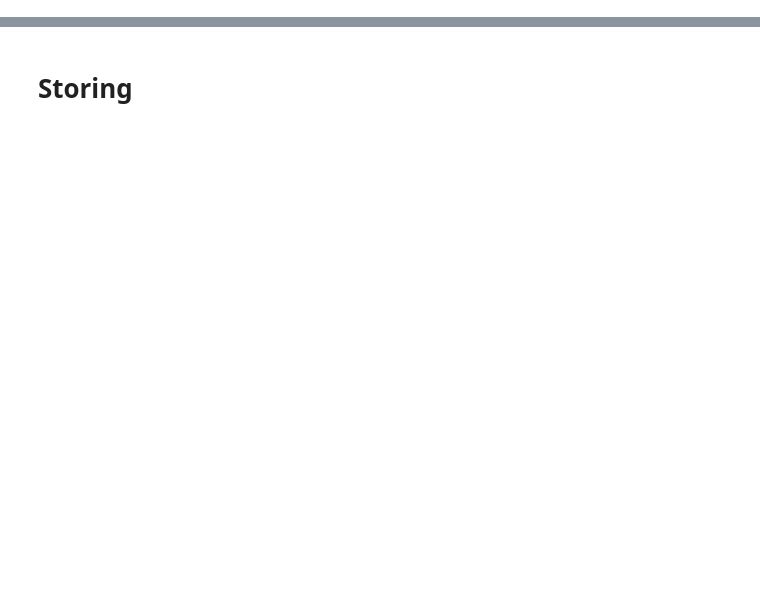
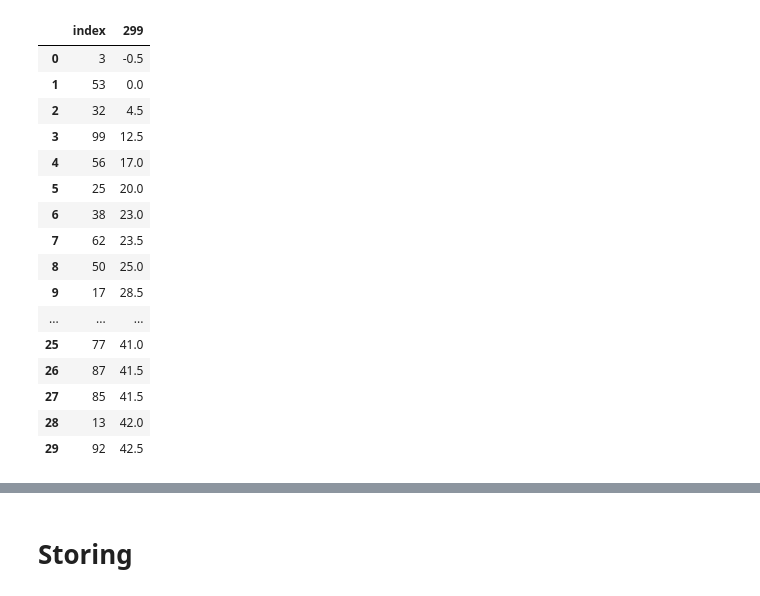
Before and after one commit to morrismanfung/blackjacksimulator, a Jupyter notebook: Project.ipynb, the cells around one changed output, grey strips where cells are left out. Saved outputs shown, nothing was run; the diff lists cells and outputs as text; code cells hidden in the pictures; blank space fills up the shorter version.

```diff
--- a/Project.ipynb
+++ b/Project.ipynb
@@ -264,3 +209,23 @@ alt.Chart( record_melted).mark_line().encode(
     color = 'variable:N')
 # %% [output]
 [interactive output not drawn]
+# %%
+pd.DataFrame( record).iloc[ 299].sort_values().head(30).reset_index()
+# %% [output]
+|  | index | 299 |
+| 0 | 3 | -0.5 |
+| 1 | 53 | 0.0 |
+| 2 | 32 | 4.5 |
+| 3 | 99 | 12.5 |
+| 4 | 56 | 17.0 |
+| 5 | 25 | 20.0 |
+| 6 | 38 | 23.0 |
+| 7 | 62 | 23.5 |
+| 8 | 50 | 25.0 |
+| 9 | 17 | 28.5 |
+| ... | ... | ... |
+| 25 | 77 | 41.0 |
+| 26 | 87 | 41.5 |
+| 27 | 85 | 41.5 |
+| 28 | 13 | 42.0 |
+| 29 | 92 | 42.5 |
```
Also changed, not shown: parts of 28 cells of this notebook, 3 other files.
